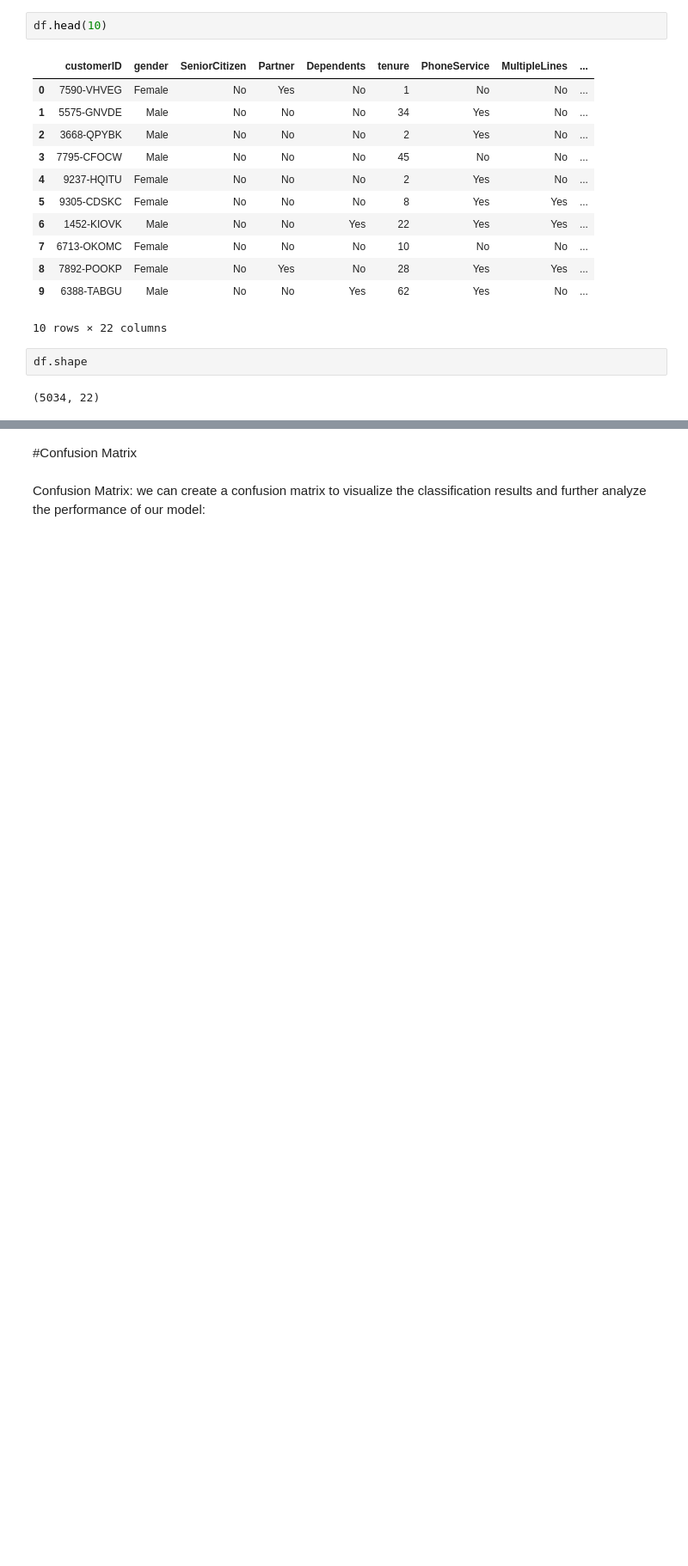
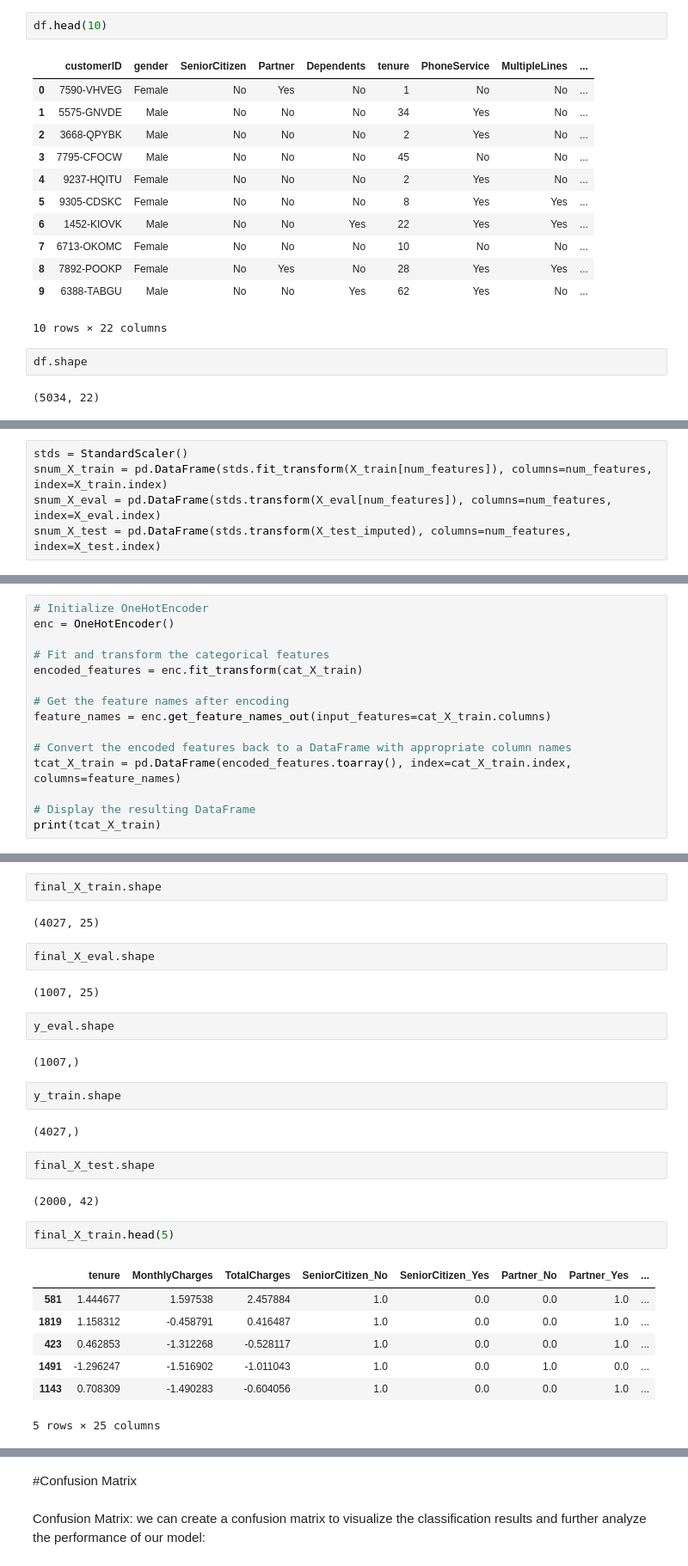
Before and after one commit to mancatha/LP2, a Jupyter notebook: LP2.ipynb, the cells around one changed output, grey strips where cells are left out. Shown at 86% size. Saved outputs shown, nothing was run; the diff lists cells and outputs as text; blank space fills up the shorter version.

```diff
--- a/LP2.ipynb
+++ b/LP2.ipynb
@@ -2050,0 +1975,5 @@ F1-Score: 0.6032388663967612
+# %%
+stds = StandardScaler()
+snum_X_train = pd.DataFrame(stds.fit_transform(X_train[num_features]), columns=num_features, index=X_train.index)
+snum_X_eval = pd.DataFrame(stds.transform(X_eval[num_features]), columns=num_features, index=X_eval.index)
+snum_X_test = pd.DataFrame(stds.transform(X_test_imputed), columns=num_features, index=X_test.index)
@@ -2050,0 +2035,15 @@ F1-Score: 0.6032388663967612
+# %%
+# Initialize OneHotEncoder
+enc = OneHotEncoder()
+
+# Fit and transform the categorical features
+encoded_features = enc.fit_transform(cat_X_train)
+
+# Get the feature names after encoding
+feature_names = enc.get_feature_names_out(input_features=cat_X_train.columns)
+
+# Convert the encoded features back to a DataFrame with appropriate column names
+tcat_X_train = pd.DataFrame(encoded_features.toarray(), index=cat_X_train.index, columns=feature_names)
+
+# Display the resulting DataFrame
+print(tcat_X_train)
@@ -2050,0 +2168,30 @@ F1-Score: 0.6032388663967612
+# %%
+final_X_train.shape
+# %% [output]
+(4027, 25)
+# %%
+final_X_eval.shape
+# %% [output]
+(1007, 25)
+# %%
+y_eval.shape
+# %% [output]
+(1007,)
+# %%
+y_train.shape
+# %% [output]
+(4027,)
+# %%
+final_X_test.shape
+# %% [output]
+(2000, 42)
+# %%
+final_X_train.head(5)
+# %% [output]
+|  | tenure | MonthlyCharges | TotalCharges | SeniorCitizen_No | SeniorCitizen_Yes | Partner_No | Partner_Yes | ... |
+| 581 | 1.444677 | 1.597538 | 2.457884 | 1.0 | 0.0 | 0.0 | 1.0 | ... |
+| 1819 | 1.158312 | -0.458791 | 0.416487 | 1.0 | 0.0 | 0.0 | 1.0 | ... |
+| 423 | 0.462853 | -1.312268 | -0.528117 | 1.0 | 0.0 | 0.0 | 1.0 | ... |
+| 1491 | -1.296247 | -1.516902 | -1.011043 | 1.0 | 0.0 | 1.0 | 0.0 | ... |
+| 1143 | 0.708309 | -1.490283 | -0.604056 | 1.0 | 0.0 | 0.0 | 1.0 | ... |
+5 rows × 25 columns
```
Also changed, not shown: parts of 105 cells of this notebook, 3 other files.
